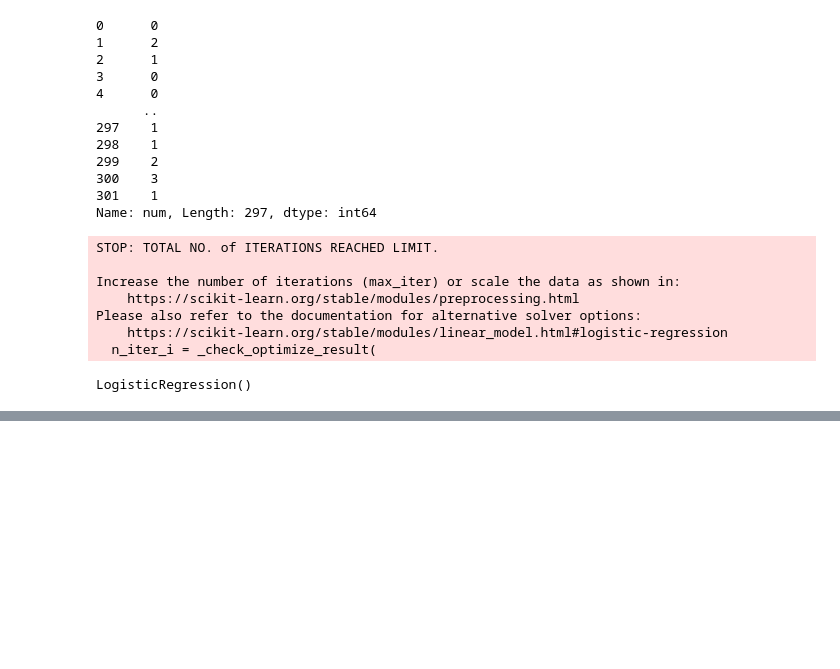
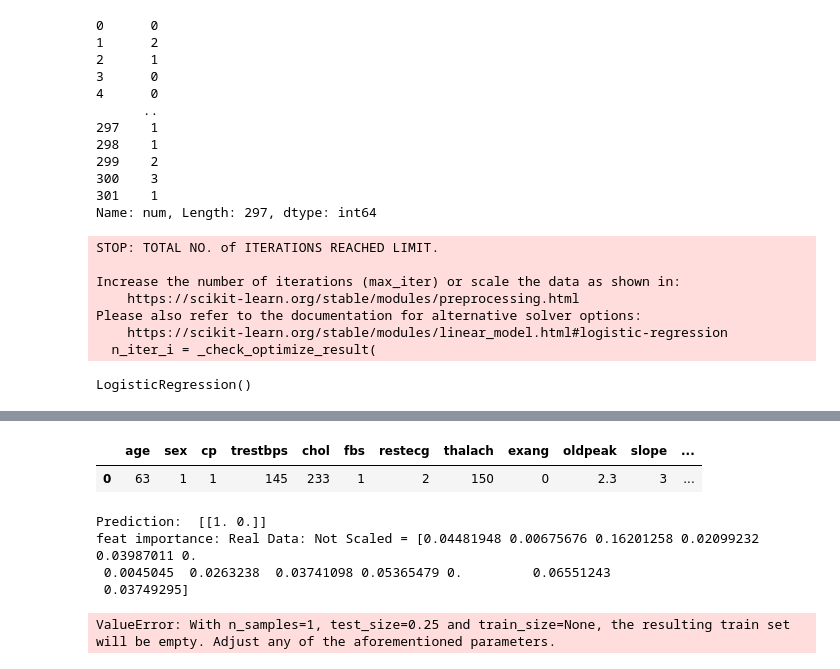
Before and after one commit to ajamwal13/Project-2, a Jupyter notebook: heart_disease_prediction_model.ipynb, the cells around one changed output, grey strips where cells are left out. Saved outputs shown, nothing was run; the diff lists cells and outputs as text; code cells hidden in the pictures; blank space fills up the shorter version.

```diff
--- a/heart_disease_prediction_model.ipynb
+++ b/heart_disease_prediction_model.ipynb
@@ -89,0 +199,42 @@ Please also refer to the documentation for alternative solver options:
+# %%
+combined_df_1 = pd.read_csv("heart_disease_data_0.csv")
+combined_df_1
+# %% [output]
+|  | age | sex | cp | trestbps | chol | fbs | restecg | thalach | exang | oldpeak | slope | ... |
+| 0 | 63 | 1 | 1 | 145 | 233 | 1 | 2 | 150 | 0 | 2.3 | 3 | ... |
+# %%
+
+X = combined_df_1.drop('num', axis=1)
+y = combined_df_1['num']
+predictions_new =  model_not_scaled.predict(X)
+
+#DecisionTreeClassifier
+model_not_scaled.predict_proba(X)
+print("Prediction: ", model_not_scaled.predict_proba(X))
+
+feat_importance = model_not_scaled.tree_.compute_feature_importances(normalize=False)
+print("feat importance: Real Data: Not Scaled = " + str(feat_importance))
+# %% [output]
+Prediction:  [[1. 0.]]
+feat importance: Real Data: Not Scaled = [0.04481948 0.00675676 0.16201258 0.02099232 0.03987011 0.
+ 0.0045045  0.0263238  0.03741098 0.05365479 0.         0.06551243
+ 0.03749295]
+# %%
+from sklearn import tree
+from sklearn.metrics import accuracy_score
+
+X = combined_df_0.drop(columns='num')
+y = combined_df_0['num'].values.reshape(-1, 1)
+
+# Splitting into Train and Test sets
+X_train, X_test, y_train, y_test = train_test_split(X, y)
+
+# Making predictions using the testing data - without scaling
+predictions = model_not_scaled.predict(X_test)
+
+# Calculate the accuracy score
+acc_score = accuracy_score(y_test, predictions)
+
+print(f"Accuracy Score : {acc_score}")
+# %% [output]
+ValueError: With n_samples=1, test_size=0.25 and train_size=None, the resulting train set will be empty. Adjust any of the aforementioned parameters.
```
Also changed, not shown: parts of 6 cells of this notebook, 2 other files.
